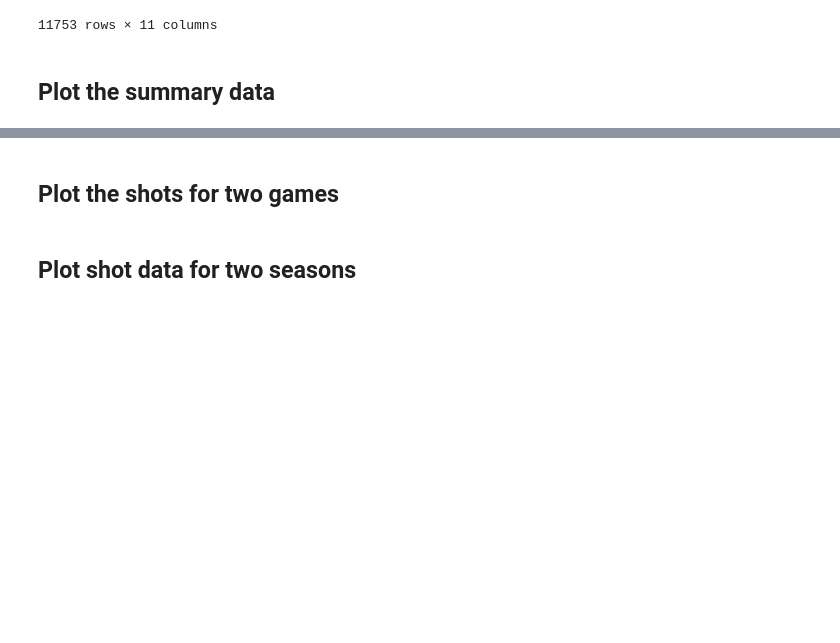
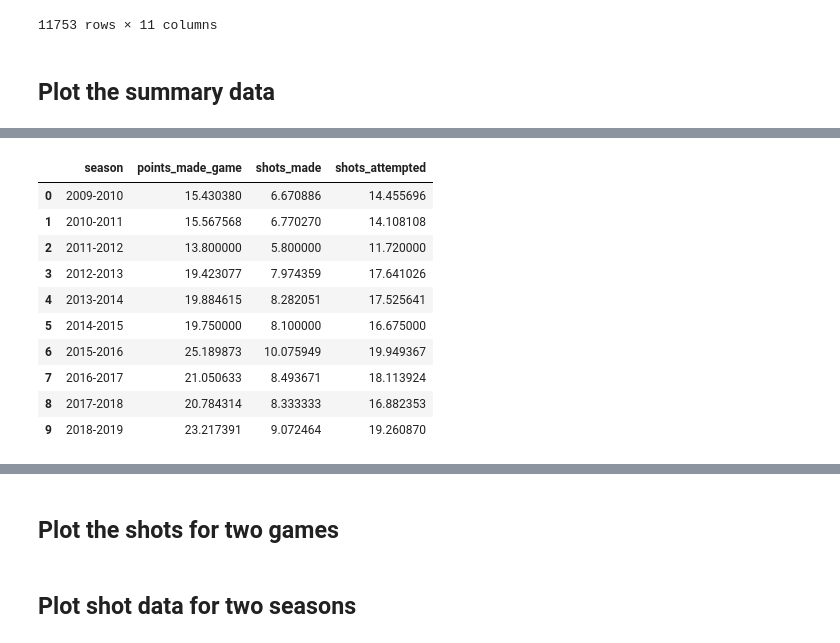
Before and after one commit to TrentBrunson/Data_Analytics, a Jupyter notebook: M9/2021-10-26/curry/curry_case_study.ipynb, the cells around one changed output, grey strips where cells are left out. Saved outputs shown, nothing was run; the diff lists cells and outputs as text; code cells hidden in the pictures; blank space fills up the shorter version.

```diff
--- a/M9/2021-10-26/curry/curry_case_study.ipynb
+++ b/M9/2021-10-26/curry/curry_case_study.ipynb
@@ -281,5 +308,18 @@ shotsSeason.head()
 # %%
 shotsSeasonAvg = shotsSeason.groupby('season').mean().reset_index()
+shotsSeasonAvg
+# %% [output]
+|  | season | points_made_game | shots_made | shots_attempted |
+| 0 | 2009-2010 | 15.430380 | 6.670886 | 14.455696 |
+| 1 | 2010-2011 | 15.567568 | 6.770270 | 14.108108 |
+| 2 | 2011-2012 | 13.800000 | 5.800000 | 11.720000 |
+| 3 | 2012-2013 | 19.423077 | 7.974359 | 17.641026 |
+| 4 | 2013-2014 | 19.884615 | 8.282051 | 17.525641 |
+| 5 | 2014-2015 | 19.750000 | 8.100000 | 16.675000 |
+| 6 | 2015-2016 | 25.189873 | 10.075949 | 19.949367 |
+| 7 | 2016-2017 | 21.050633 | 8.493671 | 18.113924 |
+| 8 | 2017-2018 | 20.784314 | 8.333333 | 16.882353 |
+| 9 | 2018-2019 | 23.217391 | 9.072464 | 19.260870 |
 # %%
 shotsSeasonAvg.plot(
     x='season', y=['points_made_game','shots_made','shots_attempted'],
```
Also changed, not shown: parts of 4 cells of this notebook.
